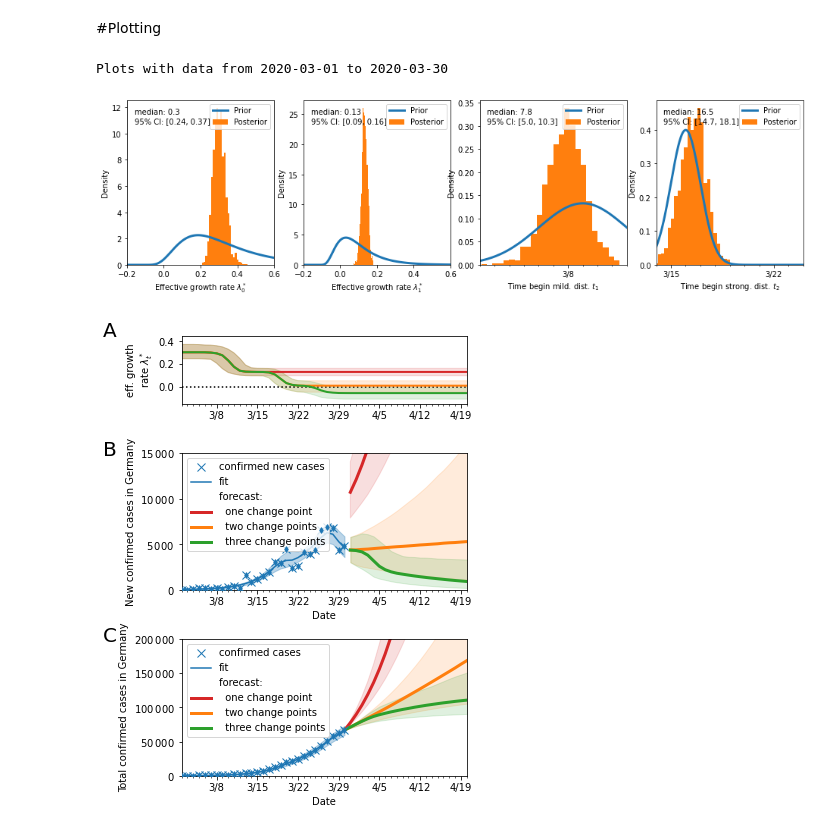
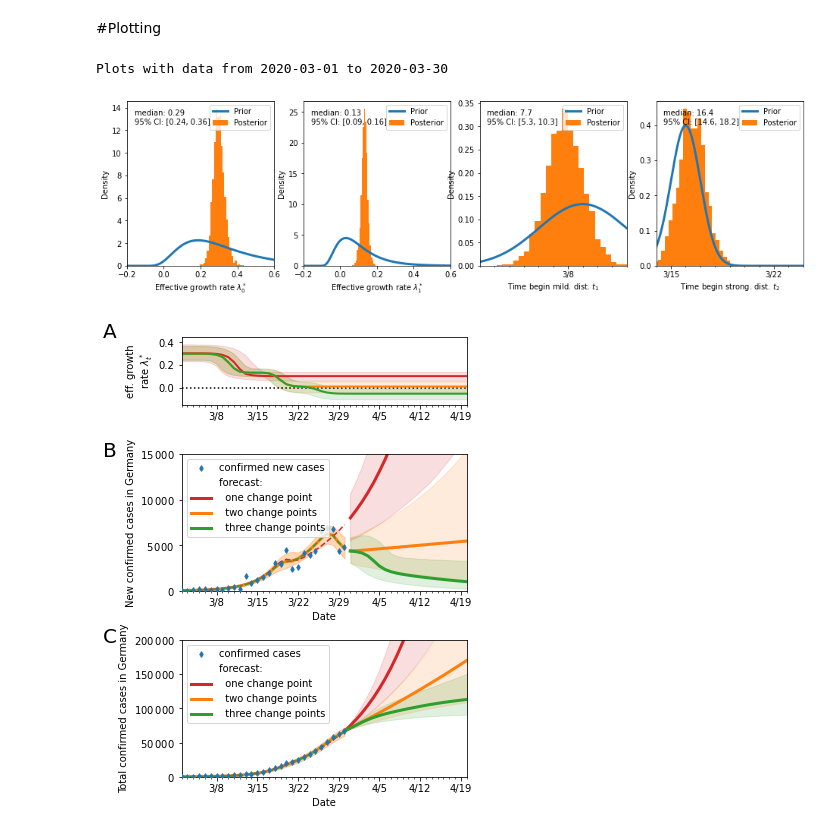
Before and after one commit to Priesemann-Group/covid19_inference_forecast, a Jupyter notebook: Corona_germany_current_forecast_with3scenarios.ipynb, the cells around one changed output. Drawn from its saved outputs; the diff is of its cells as text; code cells hidden in the pictures.

```diff
--- a/Corona_germany_current_forecast_with3scenarios.ipynb
+++ b/Corona_germany_current_forecast_with3scenarios.ipynb
@@ -119,7 +119,7 @@ def SIR_model(λ, μ, S_begin, I_begin, N):
 
 with pm.Model() as model:
     # true cases at begin of loaded data but we do not know the real number
-    I_begin = pm.HalfCauchy('I_begin', beta=100)
+    I_begin = pm.HalfCauchy('I_begin', beta=1)
 
     # fraction of people that are newly infected each day
     λ_0 = pm.Lognormal("λ_0", mu=np.log(0.4), sigma=0.5)
@@ -251,6 +251,8 @@ def conv_time_to_mpl_dates(arr):
 print("Plots with data from {} to {}".format(date_data_begin.date().isoformat(), date_data_end.date().isoformat()))
 
 trace = trace_2steps
+posterior = [trace_1step, trace_2steps, trace_3steps]
+
 
 fig, axes = plt.subplots(1,4, figsize=(16, 4))
 #plt.locator_params(nbins=4)
@@ -350,21 +352,24 @@ time1 = np.arange(-len(cases_obs)+2, 1)
 mpl_dates = conv_time_to_mpl_dates(time1) + diff_data_sim + num_days_data
 start_date = mpl_dates[0]
 diff_cases =np.diff(cases_obs)
-ax.plot(mpl_dates, diff_cases, 'x', label='confirmed new cases', markersize=8, color='tab:blue',
+ax.plot(mpl_dates, diff_cases, 'd', label='confirmed new cases', markersize=4, color='tab:blue',
             zorder=5)
-ax.plot(mpl_dates, diff_cases, 'd', markersize=4, color='tab:blue',
-            zorder=6)
+#ax.plot(mpl_dates, diff_cases, 'd', markersize=4, color='tab:blue',
+#            zorder=6)
 
-new_cases_past = trace_2steps.new_cases[:,:num_days_data]
+new_cases_past = trace.new_cases[:,:num_days_data]
 percentiles = np.percentile(new_cases_past, q=2.5, axis=0), np.percentile(new_cases_past, q=97.5, axis=0)
-ax.plot(mpl_dates, np.median(new_cases_past, axis=0),color='tab:blue', label='fit')
-ax.fill_between(mpl_dates, percentiles[0], percentiles[1], alpha=0.3, color='tab:blue')
+ax.plot(mpl_dates, np.median(new_cases_past, axis=0),color='tab:orange', linewidth=3)
+ax.fill_between(mpl_dates, percentiles[0], percentiles[1], alpha=0.3, color='tab:orange')
 
 ax.plot([],[], label=legends[0], alpha=0)
 for trace_scen, color, legend in zip(posterior, colors, legends[1:]):
+    new_cases_past = trace_scen.new_cases[:,:num_days_data]
+    ax.plot(mpl_dates, np.median(new_cases_past, axis=0),'--',color=color, linewidth=1.5)
+
     time2 = np.arange(0, num_days_future+1)
-    mpl_dates = conv_time_to_mpl_dates(time2) + diff_data_sim + num_days_data
-    end_date = mpl_dates[-8]
+    mpl_dates_fut = conv_time_to_mpl_dates(time2) + diff_data_sim + num_days_data
+    end_date = mpl_dates_fut[-8]
     cases_future = trace_scen['new_cases'][:, num_days_data:].T
     #cases_future = np.concatenate([np.ones((1,cases_future.shape[1]))*diff_cases[-1], cases_future], axis=0)
     median = np.median(cases_future, axis=-1)
@@ -373,8 +378,8 @@ for trace_scen, color, legend in zip(posterior, colors, legends[1:]):
     np.percentile(cases_future, q=97.5, axis=-1),
     )
 
-    ax.plot(mpl_dates[1:], median, color=color, linewidth=3, label=legend)
-    ax.fill_between(mpl_dates[1:], percentiles[0], percentiles[1], alpha=0.15, color=color)
+    ax.plot(mpl_dates_fut[1:], median, color=color, linewidth=3, label=legend)
+    ax.fill_between(mpl_dates_fut[1:], percentiles[0], percentiles[1], alpha=0.15, color=color)
     #ax.fill_between(mpl_dates, np.percentile(cases_future, q=12.5, axis=-1), np.percentile(cases_future, q=87.5, axis=-1),
     #            alpha=0.2, color=color)
 
@@ -399,20 +404,24 @@ ax=axes[2]
 
 time1 = np.arange(-len(cases_obs)+2, 1)
 mpl_dates = conv_time_to_mpl_dates(time1) + diff_data_sim + num_days_data
-ax.plot(mpl_dates, cases_obs[1:], 'x', label='confirmed cases', markersize=8, color='tab:blue',
+ax.plot(mpl_dates, cases_obs[1:], 'd', label='confirmed cases', markersize=4, color='tab:blue',
             zorder=5)
-ax.plot(mpl_dates, cases_obs[1:], 'd', markersize=4, color='tab:blue',
-            zorder=6)
+#ax.plot(mpl_dates, cases_obs[1:], 'd', markersize=4, color='tab:blue',
+#            zorder=6)
 
 cum_cases = np.cumsum(new_cases_past, axis=1) + cases_obs[0]
 percentiles = np.percentile(cum_cases, q=2.5, axis=0), np.percentile(cum_cases, q=97.5, axis=0)
-ax.plot(mpl_dates, np.median(cum_cases, axis=0),color='tab:blue', label='fit')
-ax.fill_between(mpl_dates, percentiles[0], percentiles[1], alpha=0.3, color='tab:blue')
+ax.plot(mpl_dates, np.median(cum_cases, axis=0),color='tab:orange', linewidth=3)
+ax.fill_between(mpl_dates, percentiles[0], percentiles[1], alpha=0.3, color='tab:orange')
 
 ax.plot([],[], label=legends[0], alpha=0)
 for trace_scen, color, legend in zip(posterior, colors, legends[1:]):
+    new_cases_past = trace_scen.new_cases[:,:num_days_data]
+    cum_cases = np.cumsum(new_cases_past, axis=1) + cases_obs[0]
+    ax.plot(mpl_dates, np.median(cum_cases, axis=0),'--',color=color, linewidth=1.5)
+
     time2 = np.arange(0, num_days_future+1)
-    mpl_dates = conv_time_to_mpl_dates(time2) + diff_data_sim + num_days_data
+    mpl_dates_fut = conv_time_to_mpl_dates(time2) + diff_data_sim + num_days_data
     cases_future = np.cumsum(trace_scen['new_cases'][:, num_days_data:].T, axis=0) + cases_obs[-1]
     cases_future = np.concatenate([np.ones((1,cases_future.shape[1]))*cases_obs[-1], cases_future], axis=0)
     median = np.median(cases_future, axis=-1)
@@ -420,8 +429,8 @@ for trace_scen, color, legend in zip(posterior, colors, legends[1:]):
         np.percentile(cases_future, q=2.5, axis=-1),
         np.percentile(cases_future, q=97.5, axis=-1),
     )
-    ax.plot(mpl_dates, median, color=color, linewidth=3, label=legend)
-    ax.fill_between(mpl_dates, percentiles[0], percentiles[1], alpha=0.15, color=color)
+    ax.plot(mpl_dates_fut, median, color=color, linewidth=3, label=legend)
+    ax.fill_between(mpl_dates_fut, percentiles[0], percentiles[1], alpha=0.15, color=color)
     #ax.fill_between(mpl_dates, np.percentile(cases_future, q=12.5, axis=-1), np.percentile(cases_future, q=87.5, axis=-1),
     #                alpha=0.2, color=color)
 
@@ -458,32 +467,32 @@ for trace_scen, color in zip(posterior, colors):
                     color=color)
     #ax.fill_between(mpl_dates, np.percentile(λ_t , q=12.5, axis=0),np.percentile(λ_t, q=87.5, axis=0), alpha=0.2,
     #                color=color)
 
 ax.set_ylabel('eff. growth\nrate $\lambda_t^*$')
 # ax.set_xlabel("days from now")
 # ax.legend(loc='lower left')
 ax.set_xticks([-28, -21, -14, -7, 0, 7, 14, 21, 28])
 #ax.set_xlim(-28, 14)
 ax.set_ylim(-0.15, 0.45)
 #ax.set_yticks([-0.2, 0, 0.2])
 #ax.set_aspect(15, adjustable="box")
 ax.hlines(0,start_date, end_date, linestyles=':')
 delay = matplotlib.dates.date2num(date_data_end) - np.percentile(trace_2steps.delay, q=75)
 #ax.vlines(delay,-10, 10, linestyles='-', colors=['tab:red'])
 #ax.legend()
 #ax.text(delay+0.4, 0.45, 'unconstrained', color='tab:red', verticalalignment='top')
 #ax.text(delay-0.4, 0.5, 'constrained \nby data', color='tab:red',horizontalalignment='right', verticalalignment='top')
 ax.text(-0.275, 0.98, "A", transform=ax.transAxes, size=20)
 ax.xaxis.set_major_locator(matplotlib.dates.WeekdayLocator(byweekday=matplotlib.dates.SU))
 ax.xaxis.set_minor_locator(matplotlib.dates.DayLocator())
 ax.xaxis.set_major_formatter(matplotlib.dates.DateFormatter('%-m/%-d'))
 ax.set_xlim(start_date, end_date)
 
 fig.subplots_adjust(hspace=-0.90)
 plt.tight_layout()
 plt.savefig(path_to_save + 'current_forecast_scenarios.png', dpi=300)
 plt.savefig(path_to_save + 'current_forecast_scenarios.pdf', dpi=300)
 # %% [output]
 Plots with data from 2020-03-01 to 2020-03-30
-[figure, old version]
+[figure, new version]
-[figure, old version]
+[figure, new version]
```
Also changed, not shown: parts of 2 cells of this notebook.
